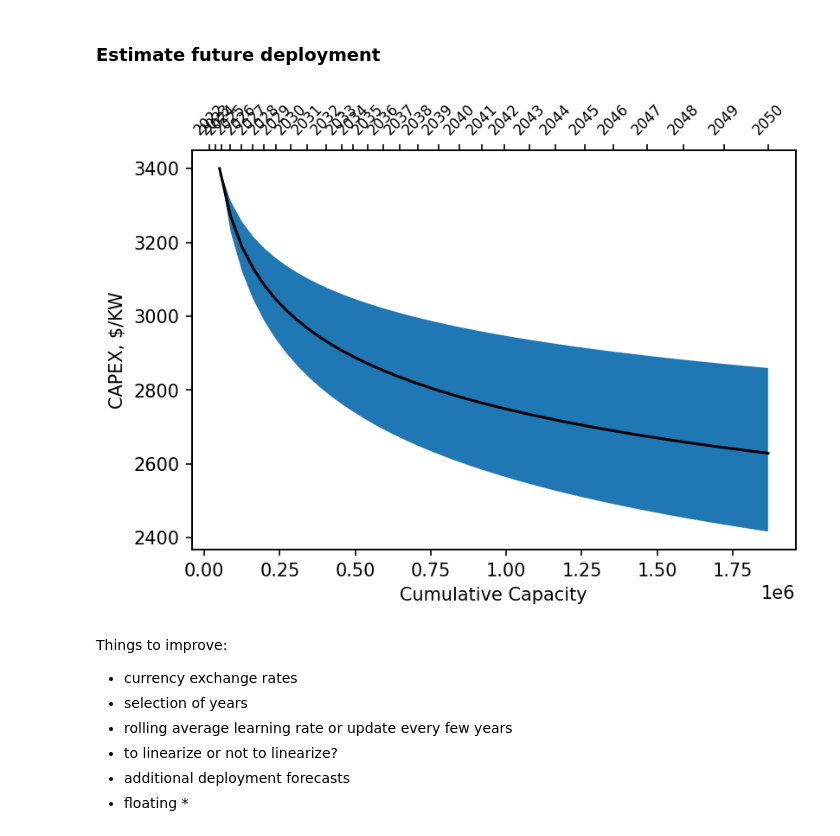
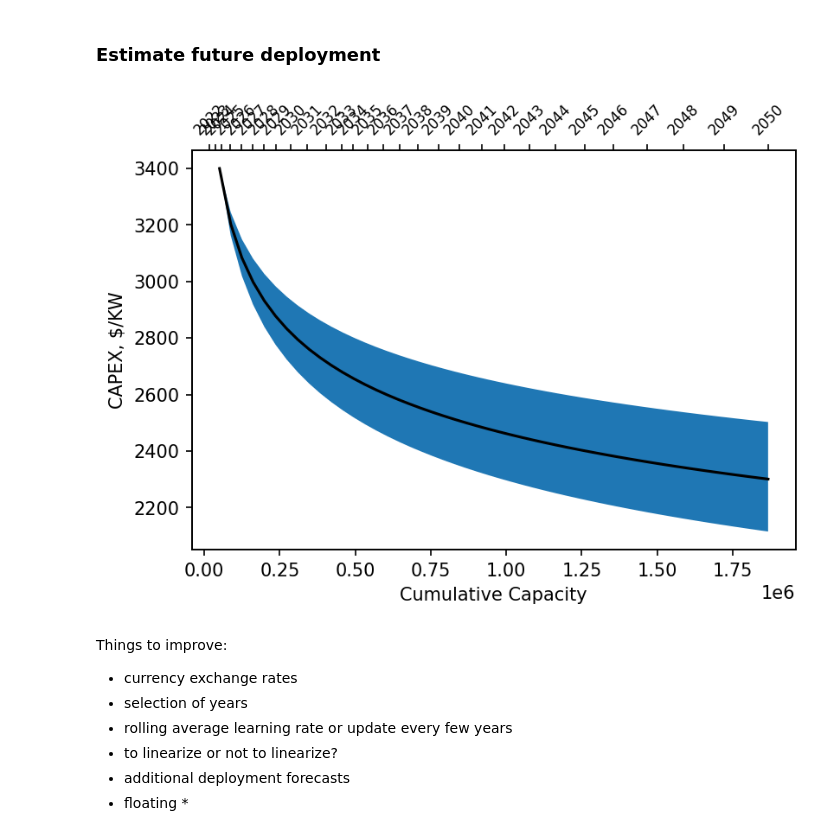
Before and after one commit to NREL/FORCE, a Jupyter notebook: examples/GetLearningCurve.ipynb, the cells around one changed output. Cells and saved outputs as stored; diff of their text form; code cells hidden in the pictures.

```diff
--- a/examples/GetLearningCurve.ipynb
+++ b/examples/GetLearningCurve.ipynb
@@ -107,19 +107,19 @@ FORECAST_FIXED = pd.read_csv(FORECAST_FP_FIXED).set_index("year").to_dict()["sim
 # %%
 axes = plot_learning_forecast(
     # installed=regression.installed_capacity,
     # capex=regression.current_capex,
-    installed=50623, # From 2022 Market Report
-    capex=3400, # From 2022 Market Report
-    fit=regression.cumulative_capacity_fit,
+    installed=50623, # From 2022 Market Report #regression.installed_capacity
+    capex=3400, # From 2022 Market Report #regression.current_capex
+    fit=np.float64(-0.108257354), # corresponds to 7.2% learning rate #regression.cumulative_capacity_fit,
     forecast=FORECAST_FIXED,
     bse=regression.cumulative_capacity_bse,
     data_file="results/projected_capex.csv",
     figsize=(6, 4),
     dpi=150,
     perc_change=False
 )
 # %% [output]
-[figure, old version]
+[figure, new version]
 # %% [markdown]
 Things to improve: <br/>
 - currency exchange rates <br/>
```
Also changed, not shown: parts of 1 cell of this notebook.
